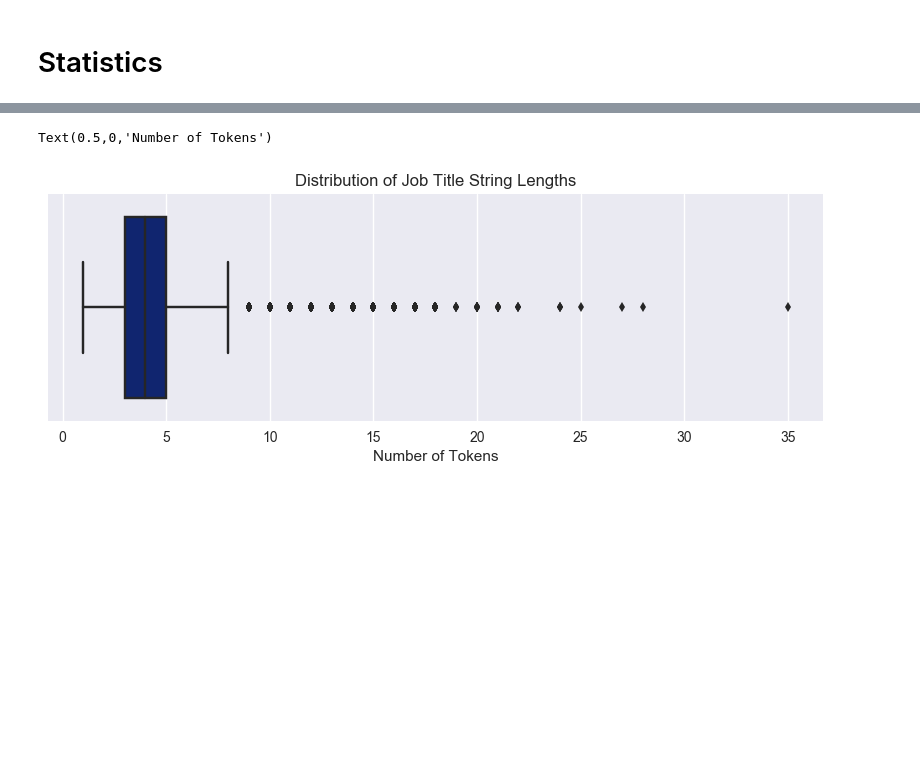
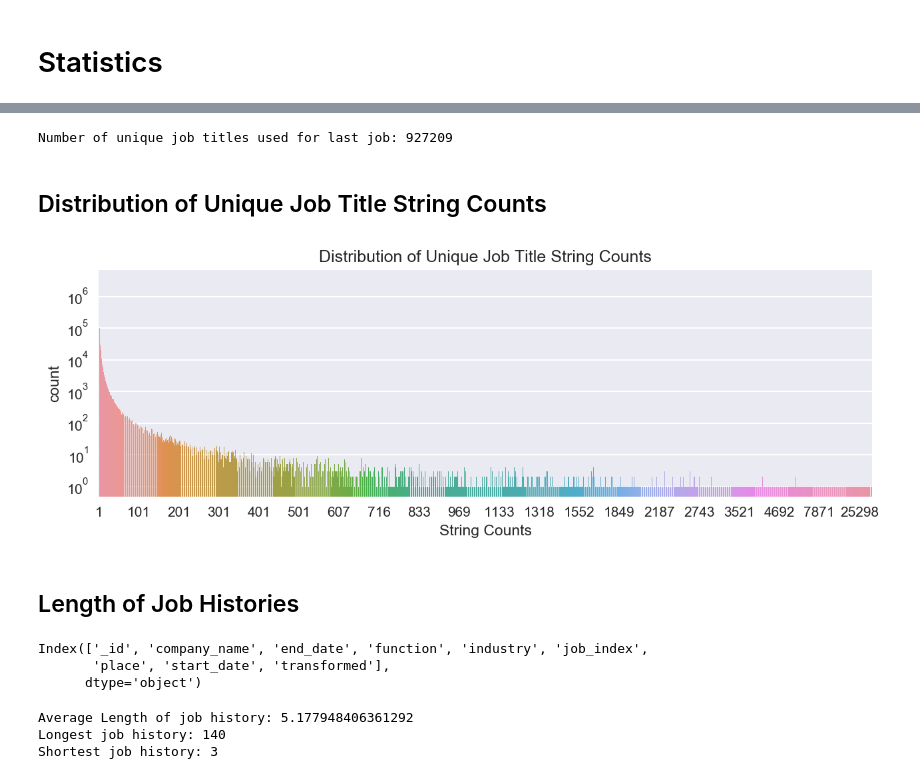
Before and after one commit to zaksoliman/career_prediction, a Jupyter notebook: notebooks/data_exploration.ipynb, the cells around one changed output, grey strips where cells are left out. Cells and saved outputs as stored; diff of their text form; code cells hidden in the pictures; blank space fills up the shorter version.

```diff
--- a/notebooks/data_exploration.ipynb
+++ b/notebooks/data_exploration.ipynb
@@ -178,9 +255,2 @@ with open("/data/rali7/Tmp/solimanz/data/na_funcs.pkl", "wb") as f:
-# %%
-bad_ids = df[df.transformed.isin(weird)]._id.unique()
-df = df.drop(df[df._id.isin(bad_ids)].index)
-# %%
-matches = [s for s in function_freq.index if " et " in s or " de " in s]
-french_ids = df[df.transformed.isin(matches)]._id.unique()
-df = df.drop(df[df._id.isin(french_ids)].index)
 # %%
 function_freq = df.transformed.value_counts(normalize=False)
@@ -197,28 +261,0 @@ x = list(range(len(function_freq)))
-# %%
-plt.rcParams['figure.figsize'] = 15, 5
-plt.rcParams['figure.dpi'] = 100
-
-#ax = sns.barplot(x=x[:10000], y=function_freq.index[:10000], log=True)
-#for ind, label in enumerate(ax.get_xticklabels()):
-#    if ind % 100 == 0:
-#        label.set_visible(True)
-#    else:
-#        label.set_visible(False)
-
-#ax = sns.distplot(function_freq.values, kde=False, rug=False, hist_kws={"log": True})
-#ax.set_title("Distribution of Unique Job Title String Counts")
-#t = ax.set_xlabel("String Counts")
-# %%
-plt.rcParams['figure.figsize'] = 15, 5
-plt.rcParams['figure.dpi'] = 100
-
-ax = sns.countplot(function_freq.values, log=True)
-for ind, label in enumerate(ax.get_xticklabels()):
-    if ind % 100 == 0:
-        label.set_visible(True)
-    else:
-        label.set_visible(False)
-
-#ax = sns.distplot(function_freq.values, kde=False, rug=False, hist_kws={"log": True})
-ax.set_title("Distribution of Unique Job Title String Counts")
-t = ax.set_xlabel("String Counts")
@@ -279,9 +278,28 @@ Text(0.5,0,'String Length')
-# %%
-plt.rcParams['figure.figsize'] = 10, 3
-plt.rcParams['figure.dpi'] = 100
-ax = sns.boxplot(num_toks_title, orient='h')
-ax.set_title("Distribution of Job Title String Lengths")
-ax.set_xlabel("Number of Tokens")
-# %% [output]
-Text(0.5,0,'Number of Tokens')
-[figure, removed]
+# %%
+print(f"Number of unique job titles used for last job: {df[df.job_index == 0].transformed.nunique()}")
+# %% [output]
+Number of unique job titles used for last job: 927209
+# %% [markdown]
+## Distribution of Unique Job Title String Counts
+# %%
+unique_string_dist(function_freq)
+# %% [output]
+[figure, added]
+# %% [markdown]
+## Length of Job Histories
+# %%
+df.columns
+# %% [output]
+Index(['_id', 'company_name', 'end_date', 'function', 'industry', 'job_index',
+       'place', 'start_date', 'transformed'],
+      dtype='object')
+# %%
+max_job_index = df.groupby("_id")["job_index"].max()
+max_job_index = max_job_index.apply(lambda x: x + 1)
+print(f"Average Length of job history: {max_job_index.mean()}")
+print(f"Longest job history: {max_job_index.max()}")
+print(f"Shortest job history: {max_job_index.min()}")
+# %% [output]
+Average Length of job history: 5.177948406361292
+Longest job history: 140
+Shortest job history: 3
```
Also changed, not shown: parts of 142 cells of this notebook, 11 other files.
